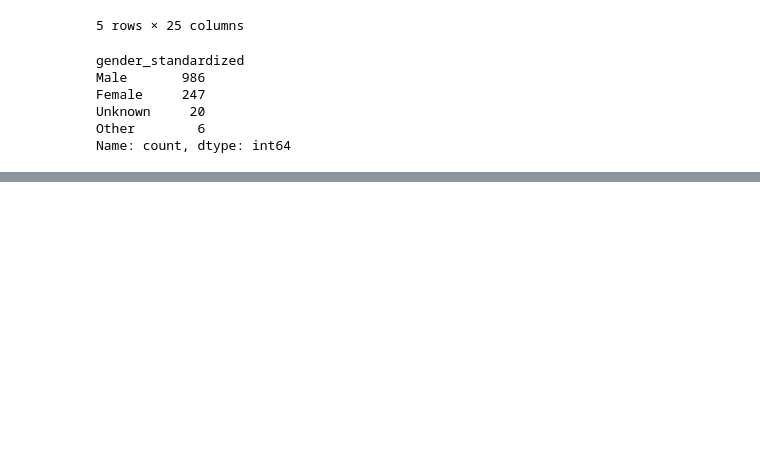
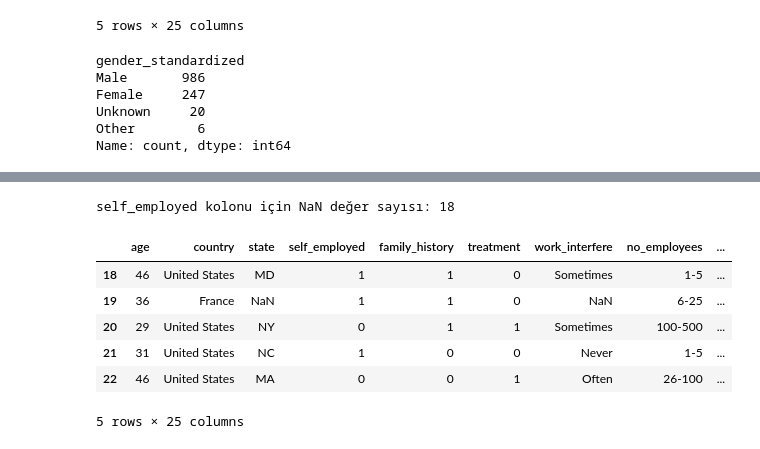
Before and after one commit to denizdagli/mental-health, a Jupyter notebook: dataAnalysis.ipynb, the cells around one changed output, grey strips where cells are left out. Cells and saved outputs as stored; diff of their text form; code cells hidden in the pictures; blank space fills up the shorter version.

```diff
--- a/dataAnalysis.ipynb
+++ b/dataAnalysis.ipynb
@@ -364,3 +364,5 @@ Female     247
 Unknown     20
 Other        6
 Name: count, dtype: int64
+# %%
+df = df[~df['gender_standardized'].isin(['Other', 'Unknown'])]
@@ -366,0 +402,8 @@ Name: count, dtype: int64
+# %%
+nan_count = df['self_employed'].isna().sum()
+print(f"self_employed kolonu için NaN değer sayısı: {nan_count}")
+# %% [output]
+self_employed kolonu için NaN değer sayısı: 18
+# %%
+# self_employed kolonunda NaN olan satırları silmek için
+df = df.dropna(subset=['self_employed'])
@@ -366,0 +418,10 @@ Name: count, dtype: int64
+# %%
+df.head()
+# %% [output]
+|  | age | country | state | self_employed | family_history | treatment | work_interfere | no_employees | ... |
+| 18 | 46 | United States | MD | 1 | 1 | 0 | Sometimes | 1-5 | ... |
+| 19 | 36 | France | NaN | 1 | 1 | 0 | NaN | 6-25 | ... |
+| 20 | 29 | United States | NY | 0 | 1 | 1 | Sometimes | 100-500 | ... |
+| 21 | 31 | United States | NC | 1 | 0 | 0 | Never | 1-5 | ... |
+| 22 | 46 | United States | MA | 0 | 0 | 1 | Often | 26-100 | ... |
+5 rows × 25 columns
```
Also changed, not shown: parts of 7 cells of this notebook.
